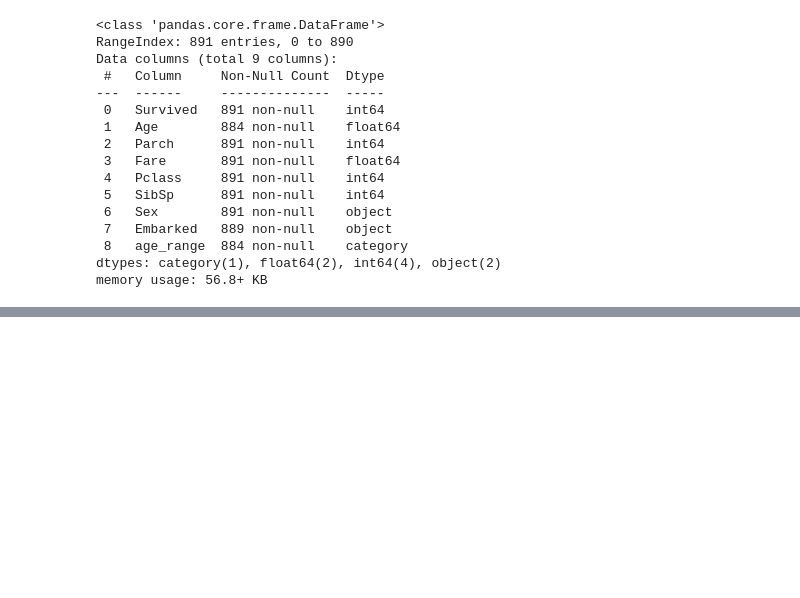
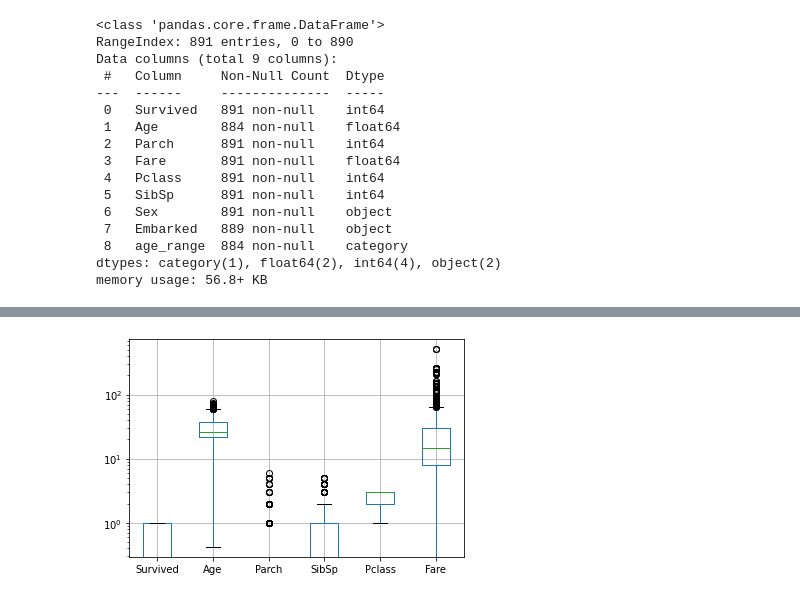
Before and after one commit to RandytheReindeer/MachineLearningModels, a Jupyter notebook: Titanic Visualization.ipynb, the cells around one changed output, grey strips where cells are left out. Saved outputs shown, nothing was run; the diff lists cells and outputs as text; code cells hidden in the pictures; blank space fills up the shorter version.

```diff
--- a/Titanic Visualization.ipynb
+++ b/Titanic Visualization.ipynb
@@ -291,0 +335,4 @@ print(np.mean(df_matrix_norm, axis = 0))
+# %%
+df_imputed.boxplot().set_yscale('log')
+# %% [output]
+[figure, added]
```
Also changed, not shown: parts of 30 cells of this notebook.
